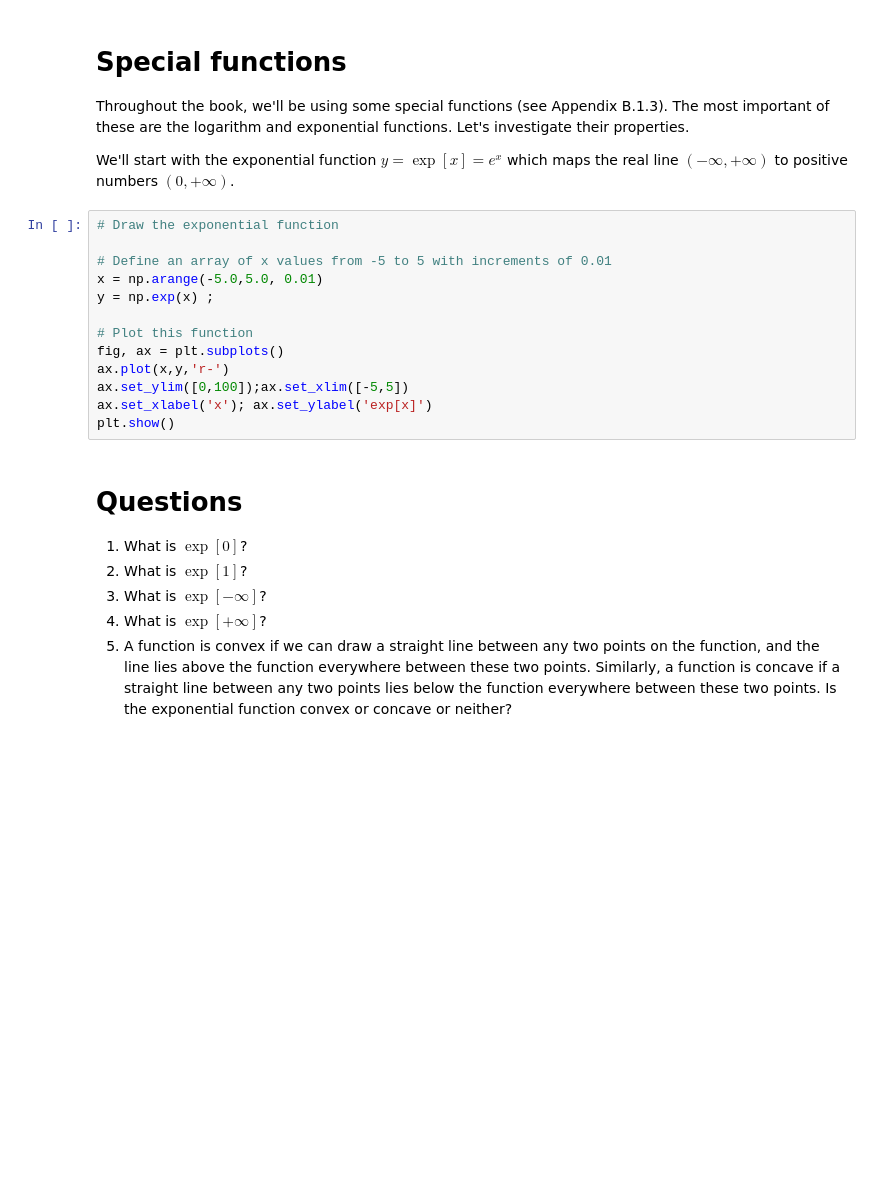
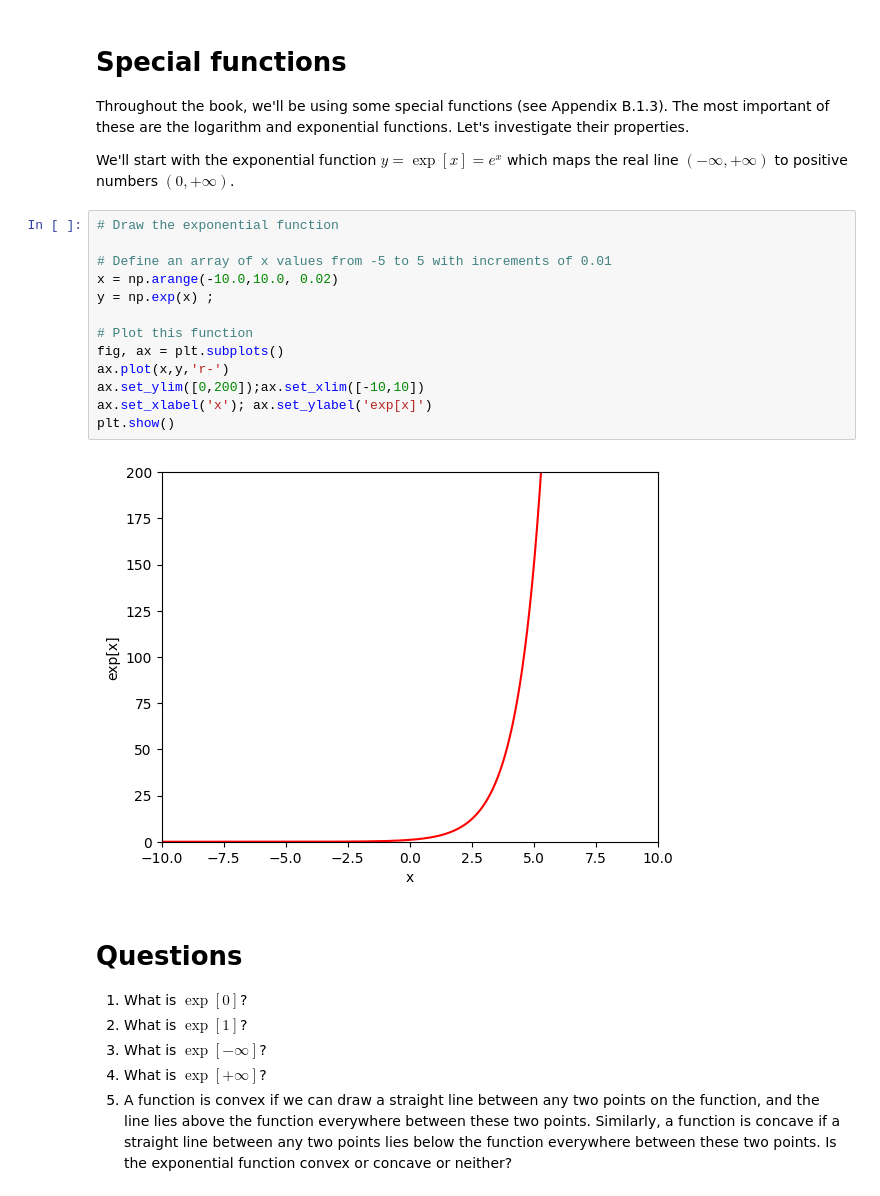
Before and after one commit to nguille0307/n8n-guille, a Jupyter notebook: Notebooks/Chap01/1_1_BackgroundMathematics.ipynb, the cells around one changed output. Cells and saved outputs as stored; diff of their text form; blank space fills up the shorter version.

```diff
--- a/Notebooks/Chap01/1_1_BackgroundMathematics.ipynb
+++ b/Notebooks/Chap01/1_1_BackgroundMathematics.ipynb
@@ -171,16 +206,18 @@ We'll start with the exponential function $y=\exp[x]=e^x$ which maps the real li
 # %%
 # Draw the exponential function
 
 # Define an array of x values from -5 to 5 with increments of 0.01
-x = np.arange(-5.0,5.0, 0.01)
+x = np.arange(-10.0,10.0, 0.02)
 y = np.exp(x) ;
 
 # Plot this function
 fig, ax = plt.subplots()
 ax.plot(x,y,'r-')
-ax.set_ylim([0,100]);ax.set_xlim([-5,5])
+ax.set_ylim([0,200]);ax.set_xlim([-10,10])
 ax.set_xlabel('x'); ax.set_ylabel('exp[x]')
 plt.show()
+# %% [output]
+[figure, added]
 # %% [markdown]
 # Questions
 
```
Also changed, not shown: parts of 5 cells of this notebook.
